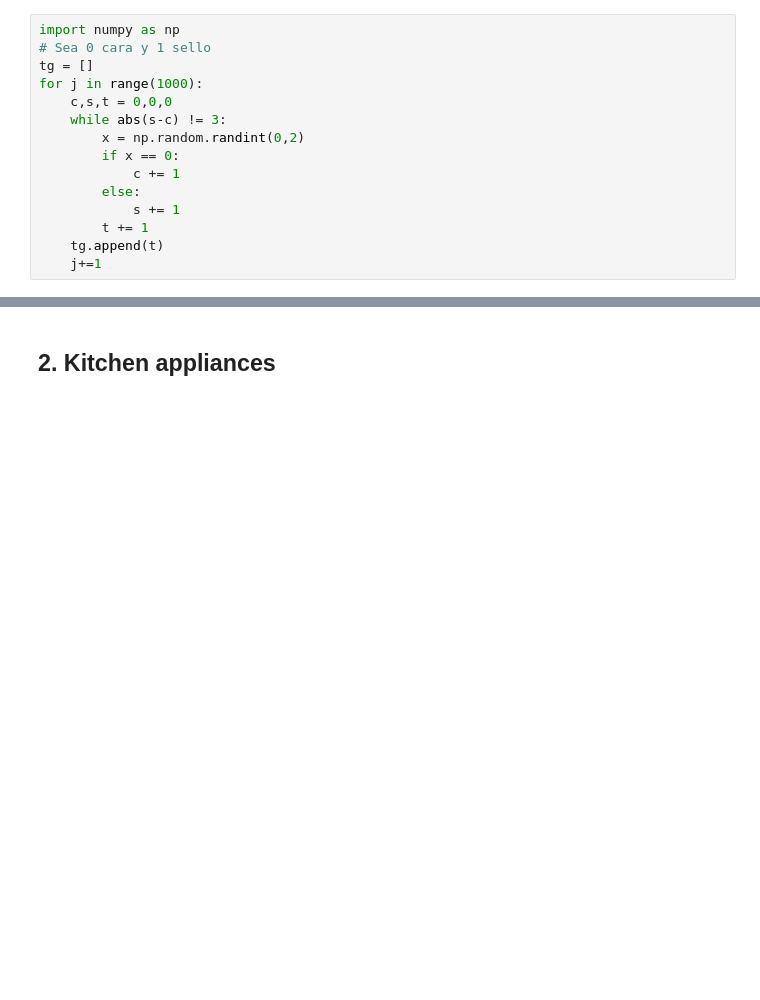
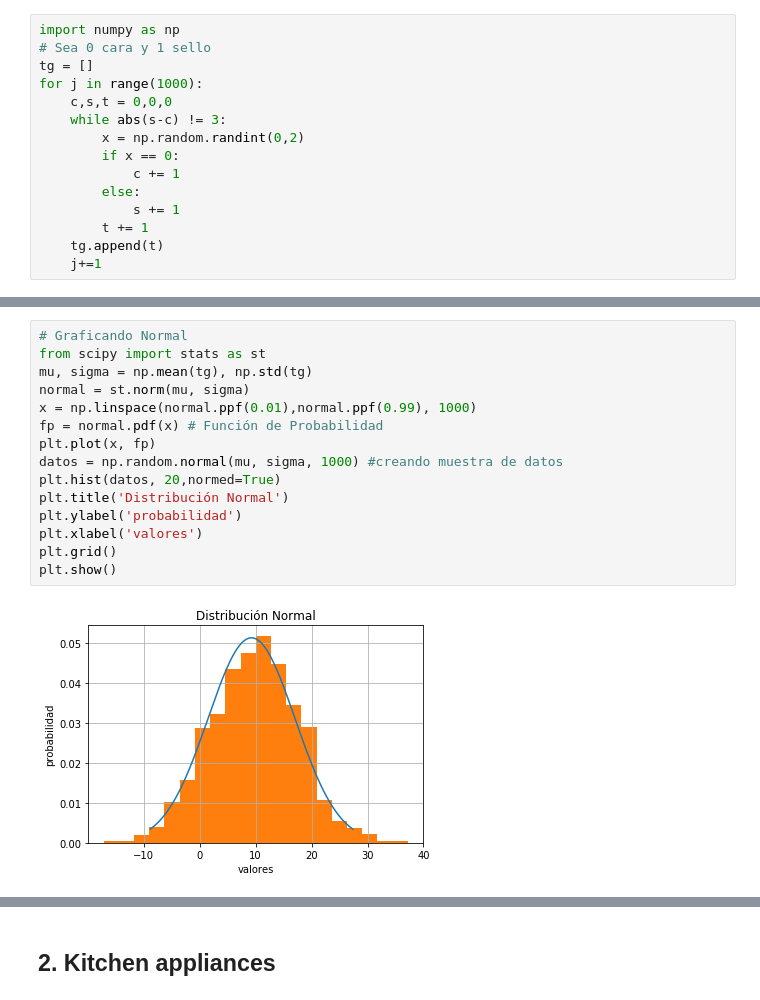
Before and after one commit to joseantonio2111/TrabajoTema1, a Jupyter notebook: TrabajoTema1.ipynb, the cells around one changed output, grey strips where cells are left out. Drawn from its saved outputs; the diff is of its cells as text; blank space fills up the shorter version.

```diff
--- a/TrabajoTema1.ipynb
+++ b/TrabajoTema1.ipynb
@@ -40,0 +42,17 @@ La desv std de los tiros ganadores es: 7.29309920404
+# %%
+# Graficando Normal
+from scipy import stats as st
+mu, sigma = np.mean(tg), np.std(tg)
+normal = st.norm(mu, sigma)
+x = np.linspace(normal.ppf(0.01),normal.ppf(0.99), 1000)
+fp = normal.pdf(x) # Función de Probabilidad
+plt.plot(x, fp)
+datos = np.random.normal(mu, sigma, 1000) #creando muestra de datos
+plt.hist(datos, 20,normed=True)
+plt.title('Distribución Normal')
+plt.ylabel('probabilidad')
+plt.xlabel('valores')
+plt.grid()
+plt.show()
+# %% [output]
+[figure, added]
```
Also changed, not shown: parts of 4 cells of this notebook.
